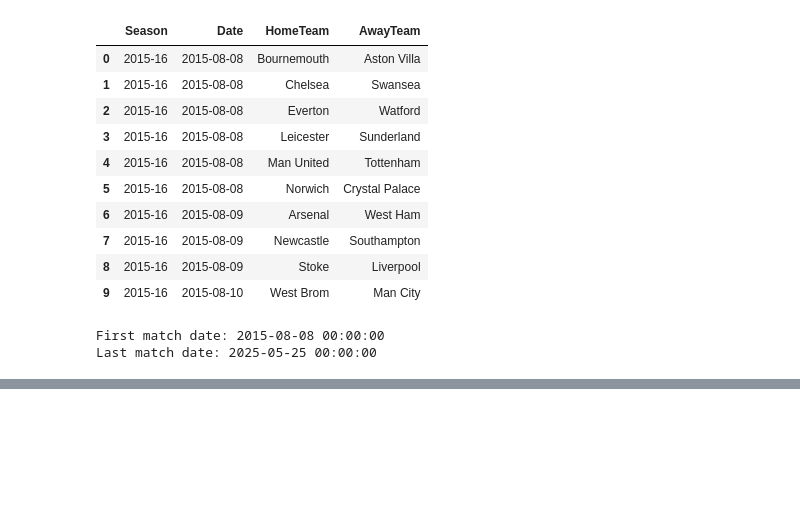
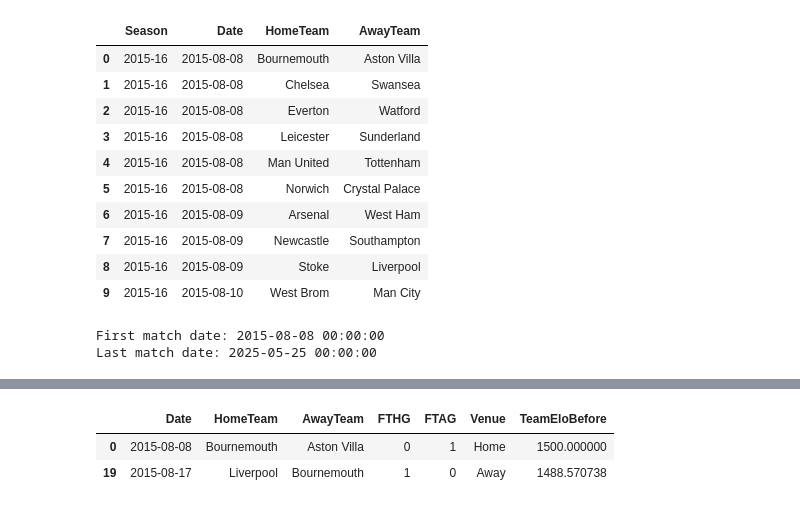
Before and after one commit to kieranforkan/premier-league-probability-engine, a Jupyter notebook: notebooks/02_feature_engineering.ipynb, the cells around one changed output, grey strips where cells are left out. Drawn from its saved outputs; the diff is of its cells as text; code cells hidden in the pictures; blank space fills up the shorter version.

```diff
--- a/notebooks/02_feature_engineering.ipynb
+++ b/notebooks/02_feature_engineering.ipynb
@@ -228,0 +681,85 @@ Last match date: 2025-05-25 00:00:00
+# %%
+# Select a team automatically from the first chronological fixture
+audit_team = matches.iloc[0]["HomeTeam"]
+
+# Extract the team's first two appearances
+audit_matches = matches.loc[
+    (matches["HomeTeam"] == audit_team)
+    | (matches["AwayTeam"] == audit_team)
+].head(2).copy()
+
+assert len(audit_matches) == 2
+
+# Identify whether the team was playing at home or away
+audit_matches["Venue"] = np.where(
+    audit_matches["HomeTeam"] == audit_team,
+    "Home",
+    "Away",
+)
+
+# Extract the team's own pre-match Elo rating
+audit_matches["TeamEloBefore"] = np.where(
+    audit_matches["HomeTeam"] == audit_team,
+    audit_matches["HomeEloBefore"],
+    audit_matches["AwayEloBefore"],
+)
+
+first_appearance = audit_matches.iloc[0]
+second_appearance = audit_matches.iloc[1]
+
+# Independently reproduce the Elo update from the first appearance
+(
+    first_updated_home_rating,
+    first_updated_away_rating,
+    _,
+    _,
+) = update_elo_ratings(
+    home_rating=first_appearance["HomeEloBefore"],
+    away_rating=first_appearance["AwayEloBefore"],
+    home_goals=first_appearance["FTHG"],
+    away_goals=first_appearance["FTAG"],
+)
+
+# Select the updated rating belonging to the audited team
+if first_appearance["HomeTeam"] == audit_team:
+    calculated_rating_after_first_match = first_updated_home_rating
+else:
+    calculated_rating_after_first_match = first_updated_away_rating
+
+stored_rating_before_second_match = second_appearance["TeamEloBefore"]
+
+audit_passed = np.isclose(
+    calculated_rating_after_first_match,
+    stored_rating_before_second_match,
+)
+
+display(
+    audit_matches[
+        [
+            "Date",
+            "HomeTeam",
+            "AwayTeam",
+            "FTHG",
+            "FTAG",
+            "Venue",
+            "TeamEloBefore",
+        ]
+    ]
+)
+
+print(f"Audited team: {audit_team}")
+print(
+    "Calculated rating after first match: "
+    f"{calculated_rating_after_first_match:.6f}"
+)
+print(
+    "Stored rating before second match: "
+    f"{stored_rating_before_second_match:.6f}"
+)
+print(f"Point-in-time audit passed: {audit_passed}")
+
+assert audit_passed
+# %% [output]
+|  | Date | HomeTeam | AwayTeam | FTHG | FTAG | Venue | TeamEloBefore |
+| 0 | 2015-08-08 | Bournemouth | Aston Villa | 0 | 1 | Home | 1500.000000 |
+| 19 | 2015-08-17 | Liverpool | Bournemouth | 1 | 0 | Away | 1488.570738 |
```
Also changed, not shown: parts of 20 cells of this notebook.
